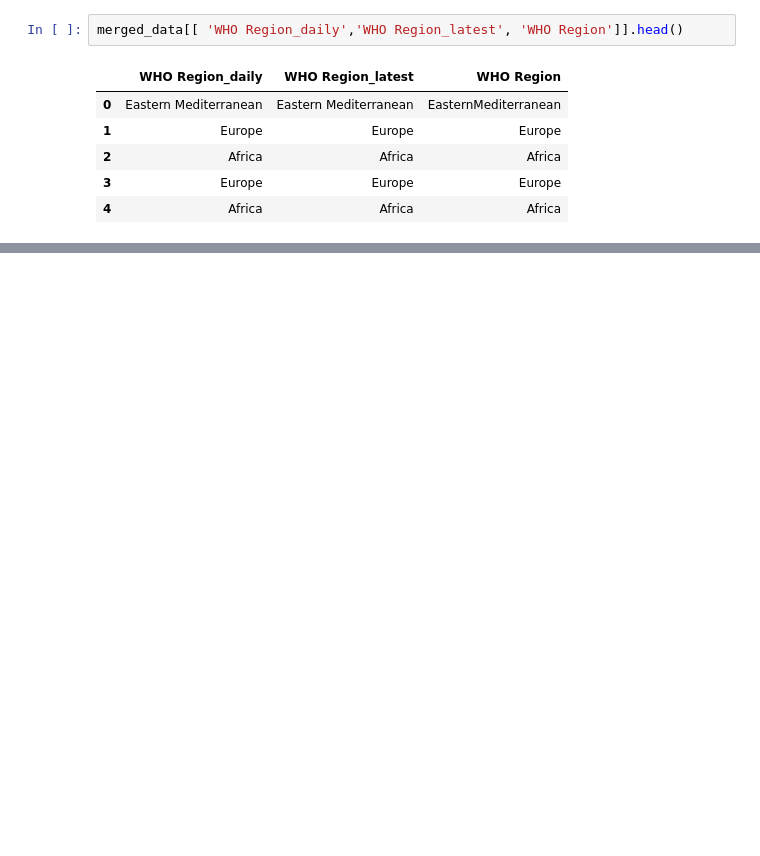
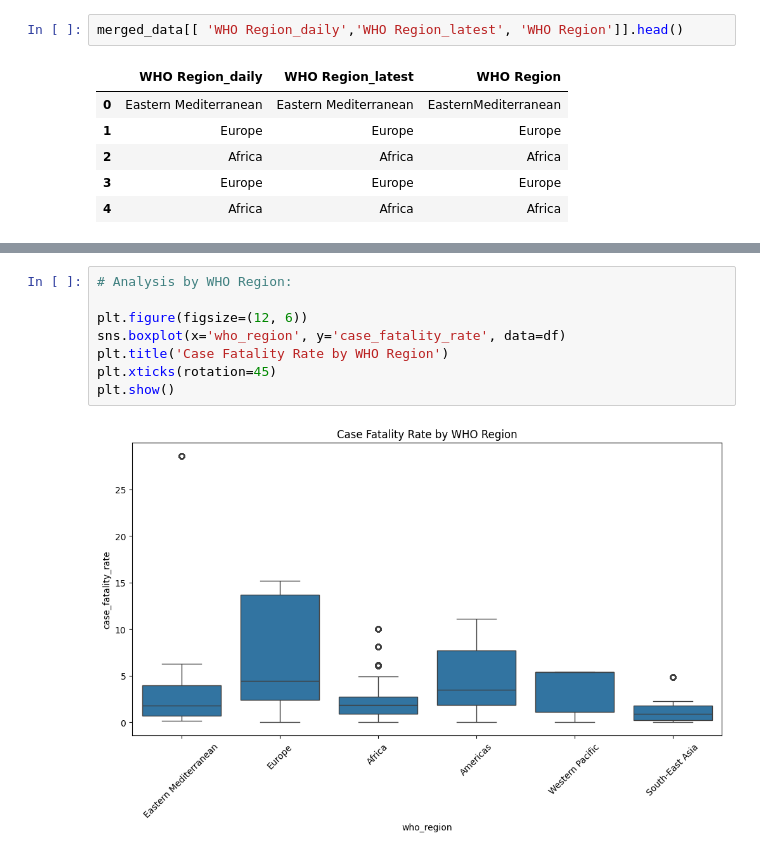
Before and after one commit to izik-adio/Predictive-Modelling-for-COVID-19, a Jupyter notebook: eda_to_modeling.ipynb, the cells around one changed output, grey strips where cells are left out. Saved outputs shown, nothing was run; the diff lists cells and outputs as text; blank space fills up the shorter version.

```diff
--- a/eda_to_modeling.ipynb
+++ b/eda_to_modeling.ipynb
@@ -131,0 +273,10 @@ merged_data.to_csv('merged_covid_data.csv', index=False)
+# %%
+# Analysis by WHO Region:
+
+plt.figure(figsize=(12, 6))
+sns.boxplot(x='who_region', y='case_fatality_rate', data=df)
+plt.title('Case Fatality Rate by WHO Region')
+plt.xticks(rotation=45)
+plt.show()
+# %% [output]
+[figure, added]
```
Also changed, not shown: parts of 17 cells of this notebook.
